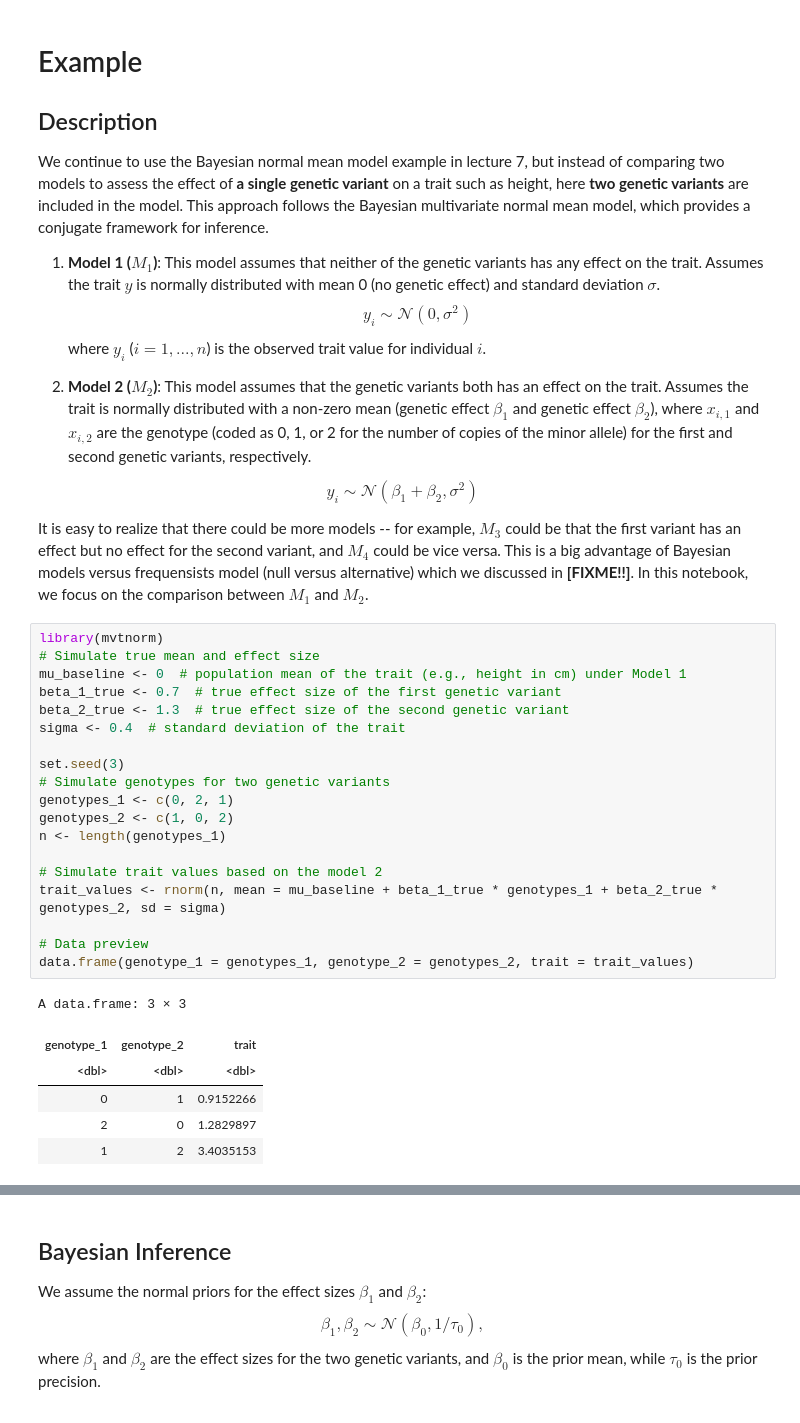
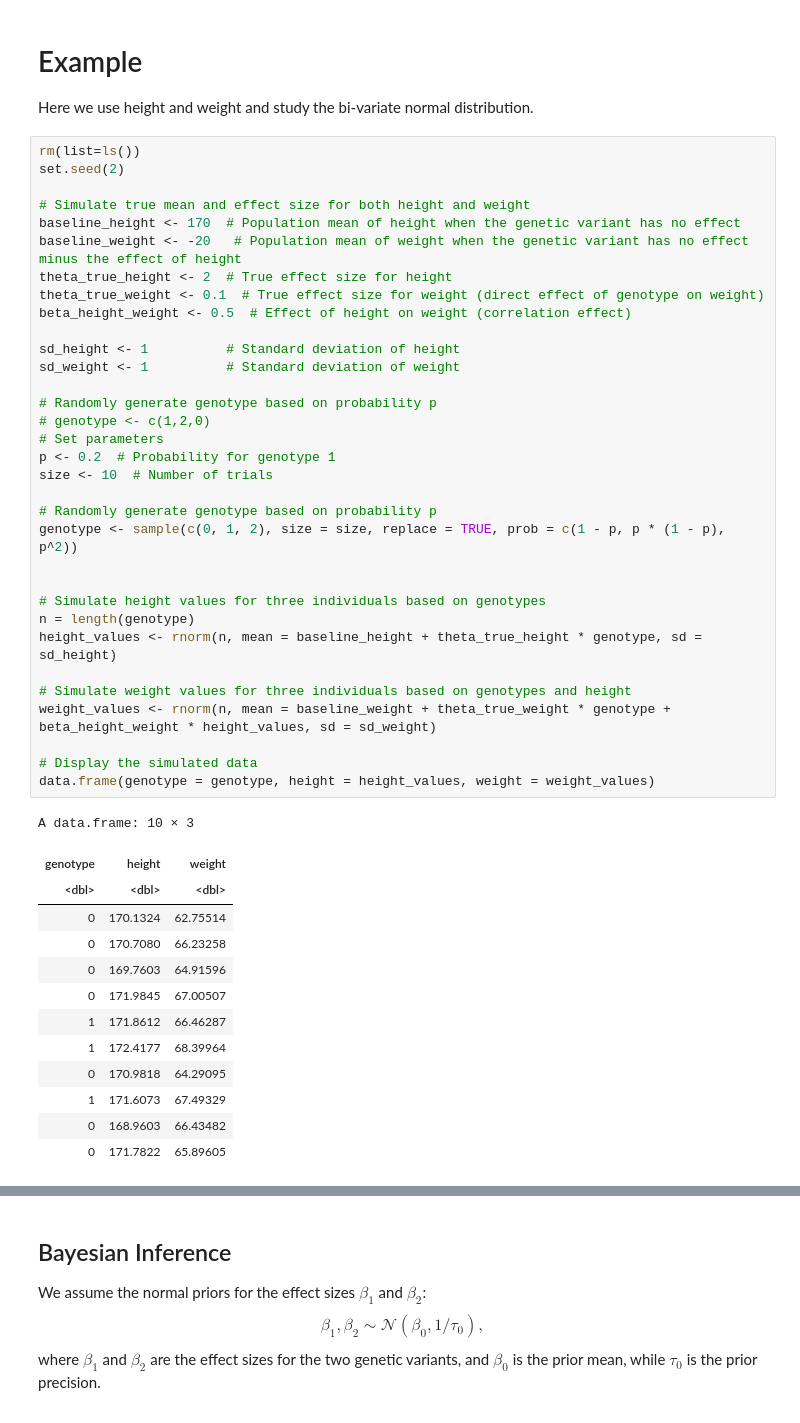
Before and after one commit to StatFunGen/statgen-prerequisites, a Jupyter notebook: 9_Bayesian_multivariate_normal_model.ipynb, the cells around one changed output, grey strips where cells are left out. Saved outputs shown, nothing was run; the diff lists cells and outputs as text.

```diff
--- a/9_Bayesian_multivariate_normal_model.ipynb
+++ b/9_Bayesian_multivariate_normal_model.ipynb
@@ -23,46 +68,51 @@ From [wikipedia](https://en.wikipedia.org/wiki/Multivariate_normal_distribution)
 # %% [markdown]
 # Example
 
-## Description
-
-We continue to use the Bayesian normal mean model example in lecture 7, but instead of comparing two models to assess the effect of **a single genetic variant** on a trait such as height, here **two genetic variants** are included in the model. This approach follows the Bayesian multivariate normal mean model, which provides a conjugate framework for inference.
-
-1. **Model 1 ($M_1$)**: This model assumes that neither of the genetic variants has any effect on the trait. Assumes the trait $y$ is normally distributed with mean 0 (no genetic effect) and standard deviation $\sigma$.
-$$
-y_i \sim \mathcal{N}(0, \sigma^2)
-$$
-where $y_i$ ($i=1,...,n$) is the observed trait value for individual $i$.
-
-2. **Model 2 ($M_2$)**: This model assumes that the genetic variants both has an effect on the trait. Assumes the trait is normally distributed with a non-zero mean (genetic effect $\beta_1$ and genetic effect $\beta_2$), where $x_{i,1}$ and $x_{i,2}$ are the genotype (coded as 0, 1, or 2 for the number of copies of the minor allele) for the first and second genetic variants, respectively.
-
-$$
-y_i \sim \mathcal{N}(\beta_1+\beta_2, \sigma^2)
-$$
-
-It is easy to realize that there could be more models -- for example, $M_3$ could be that the first variant has an effect but no effect for the second variant, and $M_4$ could be vice versa. This is a big advantage of Bayesian models versus frequensists model (null versus alternative) which we discussed in **[FIXME!!]**. In this notebook, we focus on the comparison between $M_1$ and $M_2$.
+Here we use height and weight and study the bi-variate normal distribution.
 # %%
-library(mvtnorm)
-# Simulate true mean and effect size
-mu_baseline <- 0  # population mean of the trait (e.g., height in cm) under Model 1
-beta_1_true <- 0.7  # true effect size of the first genetic variant
-beta_2_true <- 1.3  # true effect size of the second genetic variant
-sigma <- 0.4  # standard deviation of the trait
+rm(list=ls())
+set.seed(2)
 
-set.seed(3)
-# Simulate genotypes for two genetic variants
-genotypes_1 <- c(0, 2, 1)
-genotypes_2 <- c(1, 0, 2)
-n <- length(genotypes_1)
+# Simulate true mean and effect size for both height and weight
+baseline_height <- 170  # Population mean of height when the genetic variant has no effect
+baseline_weight <- -20   # Population mean of weight when the genetic variant has no effect minus the effect of height
+theta_true_height <- 2  # True effect size for height
+theta_true_weight <- 0.1  # True effect size for weight (direct effect of genotype on weight)
+beta_height_weight <- 0.5  # Effect of height on weight (correlation effect)
 
-# Simulate trait values based on the model 2
-trait_values <- rnorm(n, mean = mu_baseline + beta_1_true * genotypes_1 + beta_2_true * genotypes_2, sd = sigma)
+sd_height <- 1          # Standard deviation of height
+sd_weight <- 1          # Standard deviation of weight
 
-# Data preview
-data.frame(genotype_1 = genotypes_1, genotype_2 = genotypes_2, trait = trait_values)
+# Randomly generate genotype based on probability p
+# genotype <- c(1,2,0)
+# Set parameters
+p <- 0.2  # Probability for genotype 1
+size <- 10  # Number of trials
+
+# Randomly generate genotype based on probability p
+genotype <- sample(c(0, 1, 2), size = size, replace = TRUE, prob = c(1 - p, p * (1 - p), p^2))
+
+
+# Simulate height values for three individuals based on genotypes
+n = length(genotype)
+height_values <- rnorm(n, mean = baseline_height + theta_true_height * genotype, sd = sd_height)
+
+# Simulate weight values for three individuals based on genotypes and height
+weight_values <- rnorm(n, mean = baseline_weight + theta_true_weight * genotype + beta_height_weight * height_values, sd = sd_weight)
+
+# Display the simulated data
+data.frame(genotype = genotype, height = height_values, weight = weight_values)
 # %% [output]
-A data.frame: 3 × 3
+A data.frame: 10 × 3
-| genotype_1 | genotype_2 | trait |
+| genotype | height | weight |
 | <dbl> | <dbl> | <dbl> |
-| 0 | 1 | 0.9152266 |
-| 2 | 0 | 1.2829897 |
-| 1 | 2 | 3.4035153 |
+| 0 | 170.1324 | 62.75514 |
+| 0 | 170.7080 | 66.23258 |
+| 0 | 169.7603 | 64.91596 |
+| 0 | 171.9845 | 67.00507 |
+| 1 | 171.8612 | 66.46287 |
+| 1 | 172.4177 | 68.39964 |
+| 0 | 170.9818 | 64.29095 |
+| 1 | 171.6073 | 67.49329 |
+| 0 | 168.9603 | 66.43482 |
+| 0 | 171.7822 | 65.89605 |
```
Also changed, not shown: parts of 12 cells of this notebook, 8 other files.
